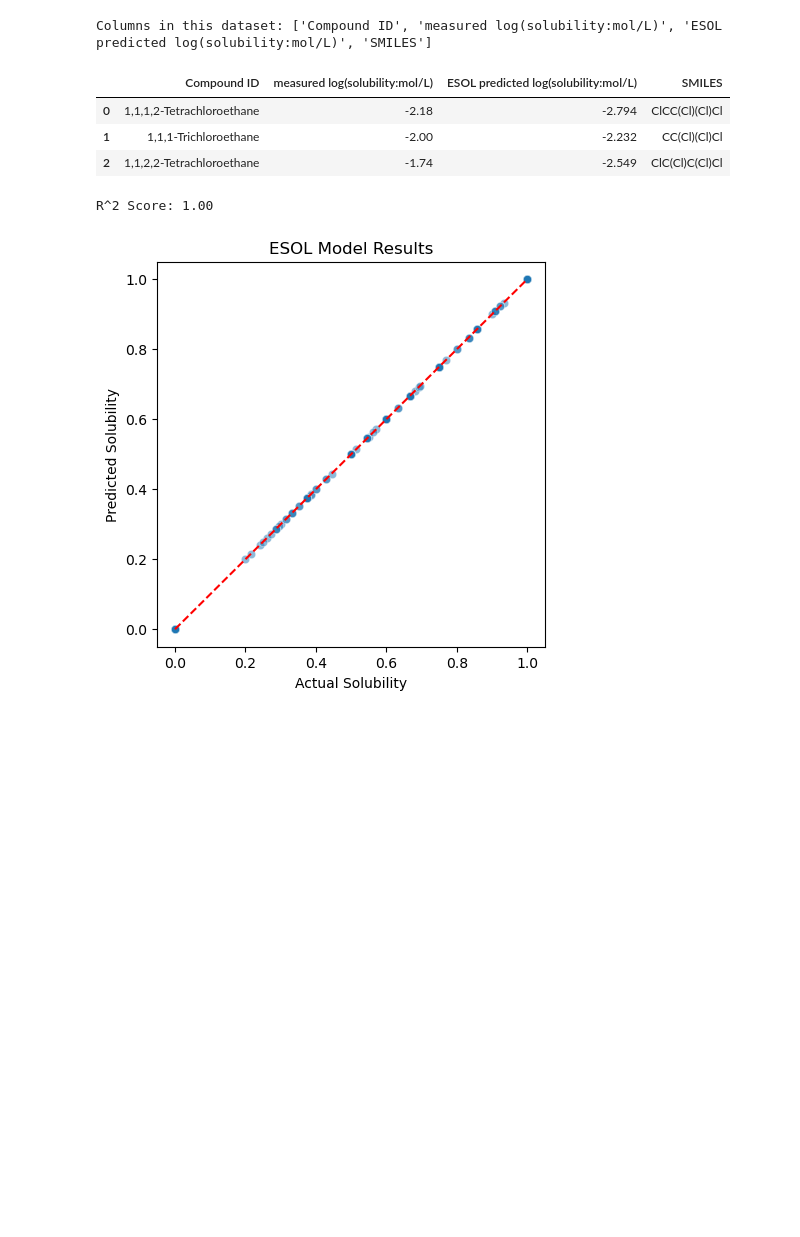
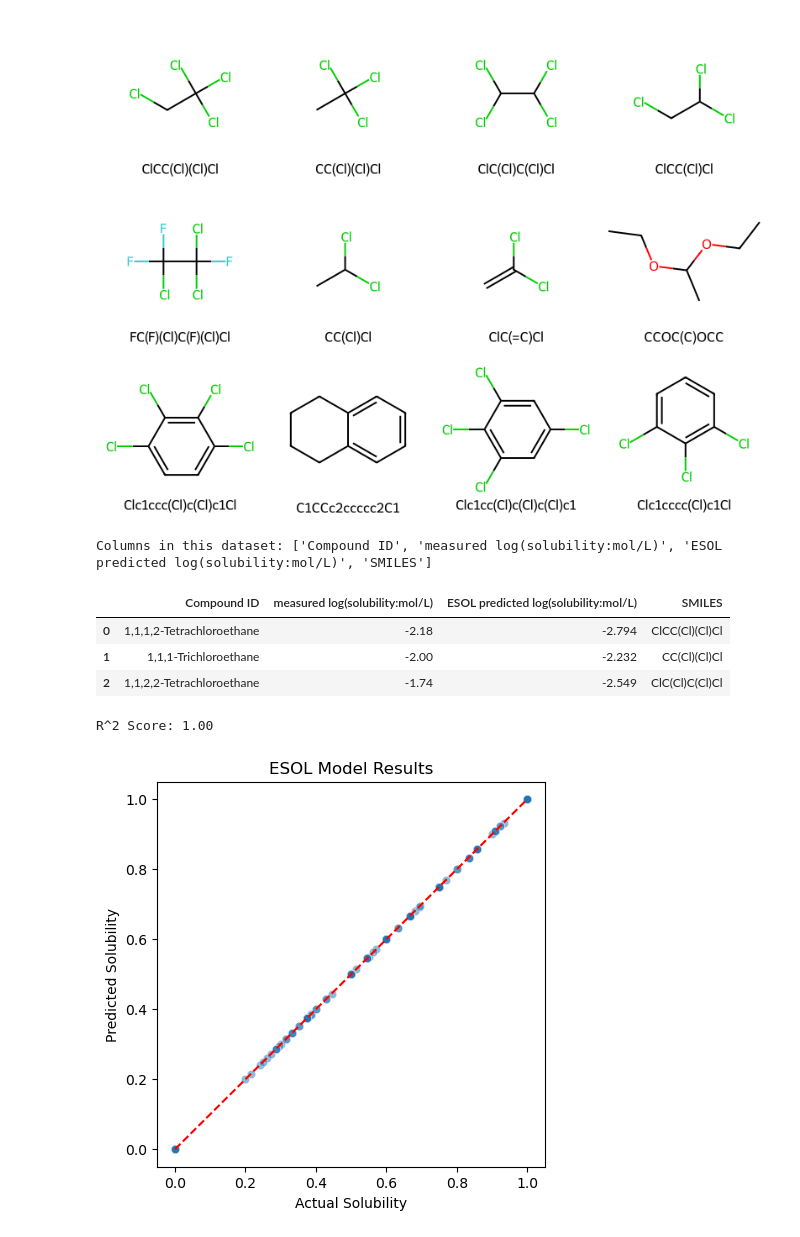
Before and after one commit to kubrayill/solubility_prediction, a Jupyter notebook: first_project.ipynb, the cells around one changed output. Saved outputs shown, nothing was run; the diff lists cells and outputs as text; code cells hidden in the pictures; blank space fills up the shorter version.

Commit message:
Finished ESOL model and visualization

```diff
--- a/first_project.ipynb
+++ b/first_project.ipynb
@@ -9,6 +9,14 @@ from rdkit.Chem import Descriptors, Draw
 from sklearn.model_selection import train_test_split
 from sklearn.linear_model import LinearRegression
 from sklearn.metrics import mean_squared_error, r2_score
+# %%
+#Creating grid image
+#SMILES strings into RDKit molecule objects
+mols = [Chem.MolFromSmiles(s) for s in df['SMILES'][:12]]
+img = Draw.MolsToGridImage(mols, molsPerRow=4, subImgSize=(200, 200), legends=df['SMILES'][:12].tolist())
+img
+# %% [output]
+[figure, added]
 # %%
 #Dataset
 url = 'https://raw.githubusercontent.com/dataprofessor/data/master/delaney.csv'
```
Also changed, not shown: parts of 2 cells of this notebook.
